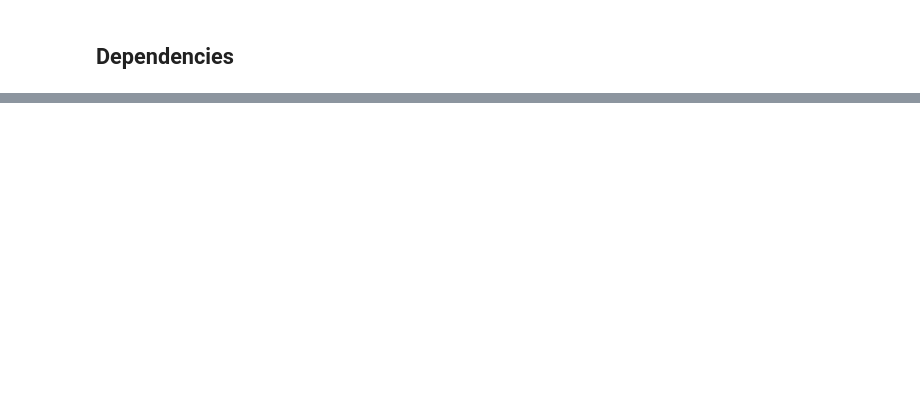
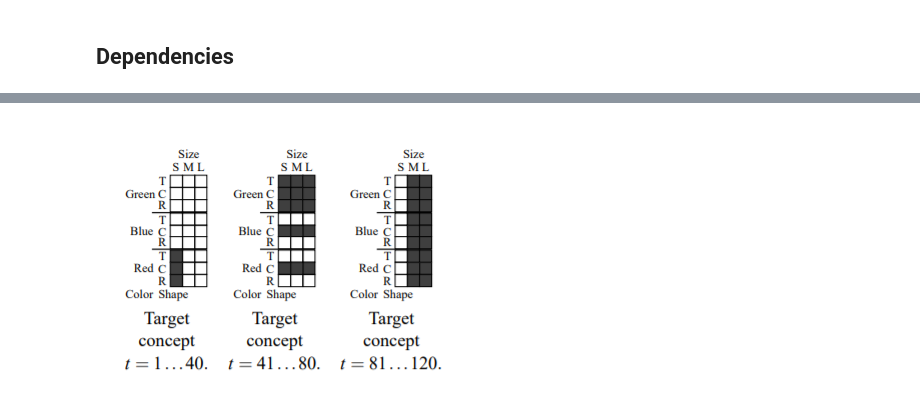
Before and after one commit to alexgg278/DWM, a Jupyter notebook: DWM.ipynb, the cells around one changed output, grey strips where cells are left out. Drawn from its saved outputs; the diff is of its cells as text; code cells hidden in the pictures; blank space fills up the shorter version.

```diff
--- a/DWM.ipynb
+++ b/DWM.ipynb
@@ -93,0 +28,5 @@ import numpy
+# %%
+from IPython.display import Image
+Image("stagger.png")
+# %% [output]
+[figure, added]
```
Also changed, not shown: parts of 15 cells of this notebook, 1 other file.
